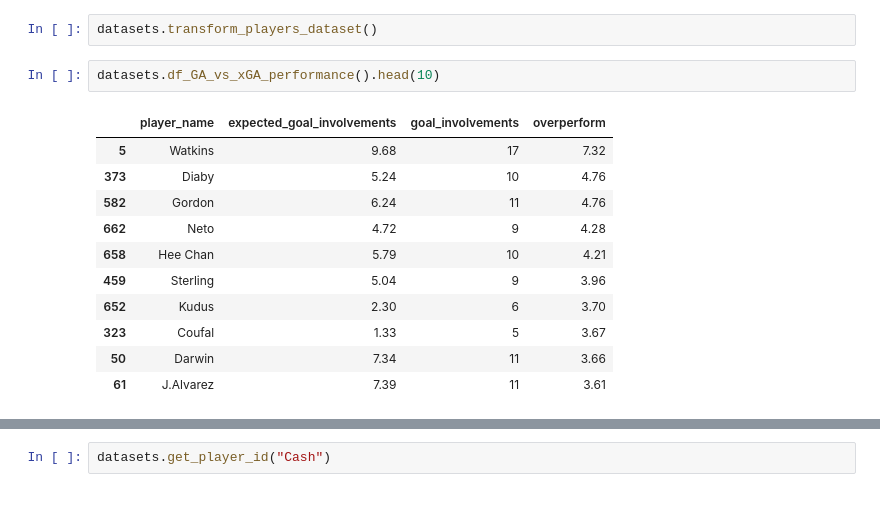
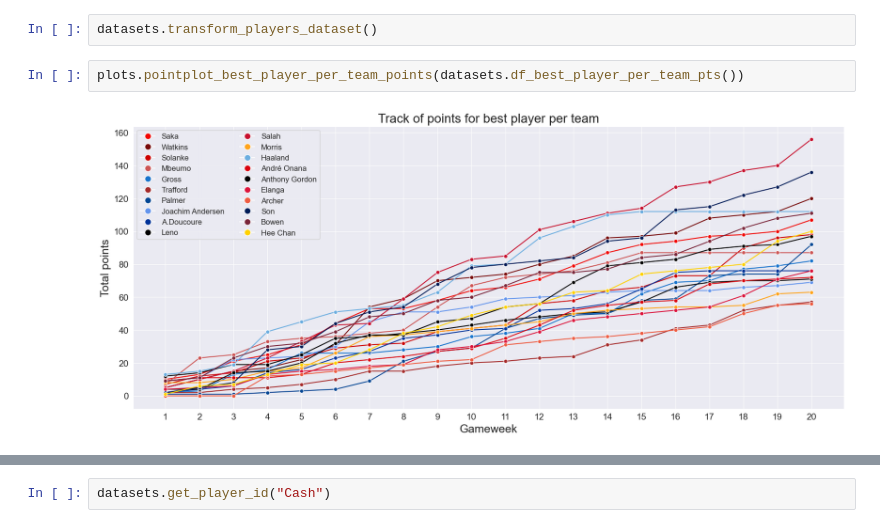
Before and after one commit to JedrzejSarna/fpl_analysis, a Jupyter notebook: _00_testing.ipynb, the cells around one changed output, grey strips where cells are left out. Saved outputs shown, nothing was run; the diff lists cells and outputs as text.

```diff
--- a/_00_testing.ipynb
+++ b/_00_testing.ipynb
@@ -11,17 +11,7 @@ datasets.build_gameweeks_dataset()
 datasets.build_positions_dataset()
 # %%
 datasets.transform_players_dataset()
-# %%
-datasets.df_GA_vs_xGA_performance().head(10)
-# %% [output]
-|  | player_name | expected_goal_involvements | goal_involvements | overperform |
-| 5 | Watkins | 9.68 | 17 | 7.32 |
-| 373 | Diaby | 5.24 | 10 | 4.76 |
-| 582 | Gordon | 6.24 | 11 | 4.76 |
-| 662 | Neto | 4.72 | 9 | 4.28 |
-| 658 | Hee Chan | 5.79 | 10 | 4.21 |
-| 459 | Sterling | 5.04 | 9 | 3.96 |
-| 652 | Kudus | 2.30 | 6 | 3.70 |
-| 323 | Coufal | 1.33 | 5 | 3.67 |
-| 50 | Darwin | 7.34 | 11 | 3.66 |
-| 61 | J.Alvarez | 7.39 | 11 | 3.61 |
+# %%
+plots.pointplot_best_player_per_team_points(datasets.df_best_player_per_team_pts())
+# %% [output]
+[figure, added]
```
Also changed, not shown: parts of 16 cells of this notebook, 6 other files.
